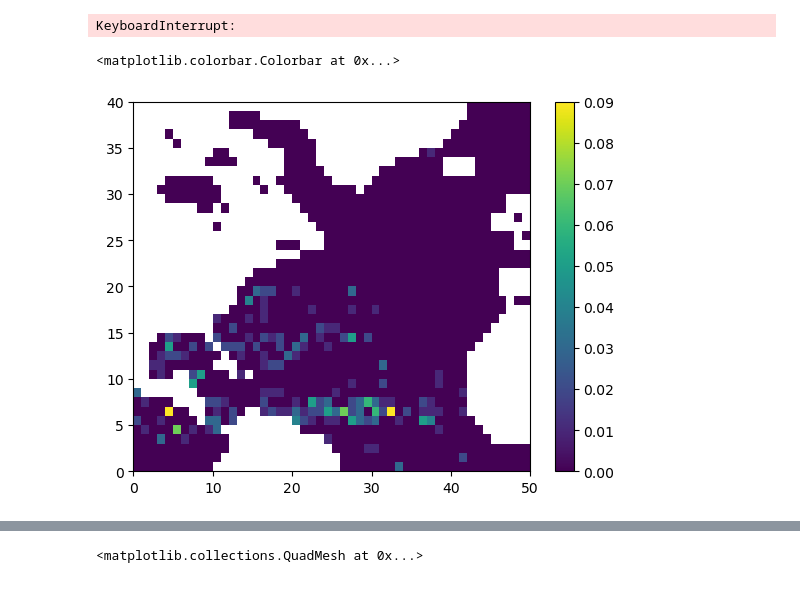
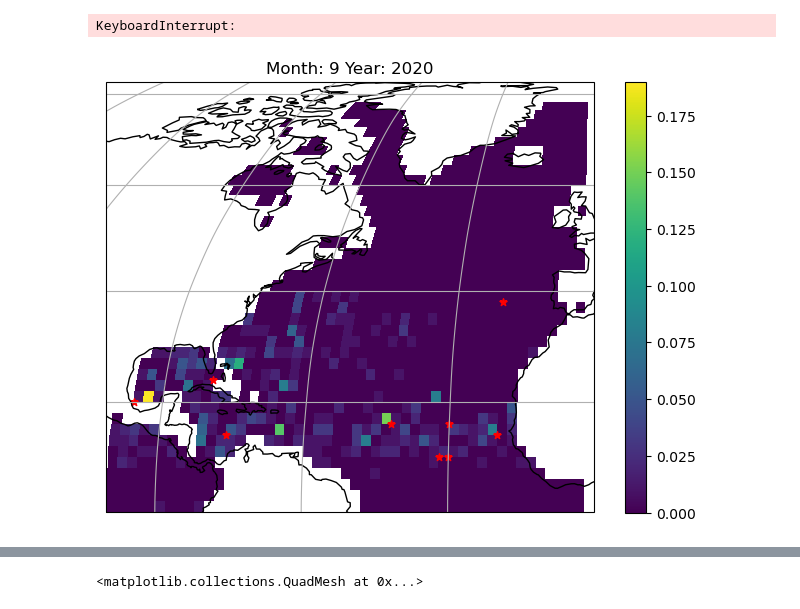
Before and after one commit to a98alvin/TC_Genesis_Index, a Jupyter notebook: Scripts/Initial_ML_Model_RF.ipynb, the cells around one changed output, grey strips where cells are left out. Saved outputs shown, nothing was run; the diff lists cells and outputs as text; code cells hidden in the pictures.

Commit message:
Added Genesis Plots

```diff
--- a/Scripts/Initial_ML_Model_RF.ipynb
+++ b/Scripts/Initial_ML_Model_RF.ipynb
@@ -156,12 +157,28 @@ clf = RandomForestClassifier()
 clf.fit(train_env_data, train_labels.__xarray_dataarray_variable__)
 prediction = clf.predict(test_env_data)
 # %%
+plotmonth = 9
+plotyear = 2020
+testlabelpoints = test_labels.__xarray_dataarray_variable__.unstack()
+i1 = np.where(testlabelpoints.sel(Month=plotmonth,Year=plotyear) > 0)[0]
+i2 = np.where(testlabelpoints.sel(Month=plotmonth,Year=plotyear) > 0)[1]
+
+locations = testlabelpoints.sel(Month=plotmonth,Year=2005)[i1,i2]
+
 probs = clf.predict_proba(test_env_data)
 genesisprobs = 1 - probs[:,0]
+testprobs_formatted = xr.DataArray(genesisprobs,coords=test_labels.coords).unstack()
+plt.figure
+ax = plt.axes(projection=ccrs.Robinson())
+ax.set_global()
+ax.coastlines()
+ax.gridlines()
+genesisplot = ax.pcolormesh(testprobs_formatted.Longitude,testprobs_formatted.Latitude,testprobs_formatted.sel(Month=plotmonth,Year=plotyear),transform=ccrs.PlateCarree())
+ax.scatter(locations.Longitude,locations.Latitude,transform=ccrs.PlateCarree(),s=30,marker='*',c='r')
+ax.set_extent([-100, 0, 0, 80])
+plt.colorbar(genesisplot)
+plt.title('Month: ' + str(plotmonth) + ' Year: ' + str(plotyear))
+plt.savefig('Genesis Plot',dpi=600)
+plt.tight_layout()
+# %% [output]
+[figure, added]
-# %%
-arrwhat = xr.DataArray(genesisprobs,coords=test_labels.coords).unstack()
-plt.pcolormesh(arrwhat.sel(Month=7,Year=2005))
-plt.colorbar()
-# %% [output]
-<matplotlib.colorbar.Colorbar at 0x...>
-[figure, removed]
```
Also changed, not shown: parts of 2 cells of this notebook, 1 other file.
